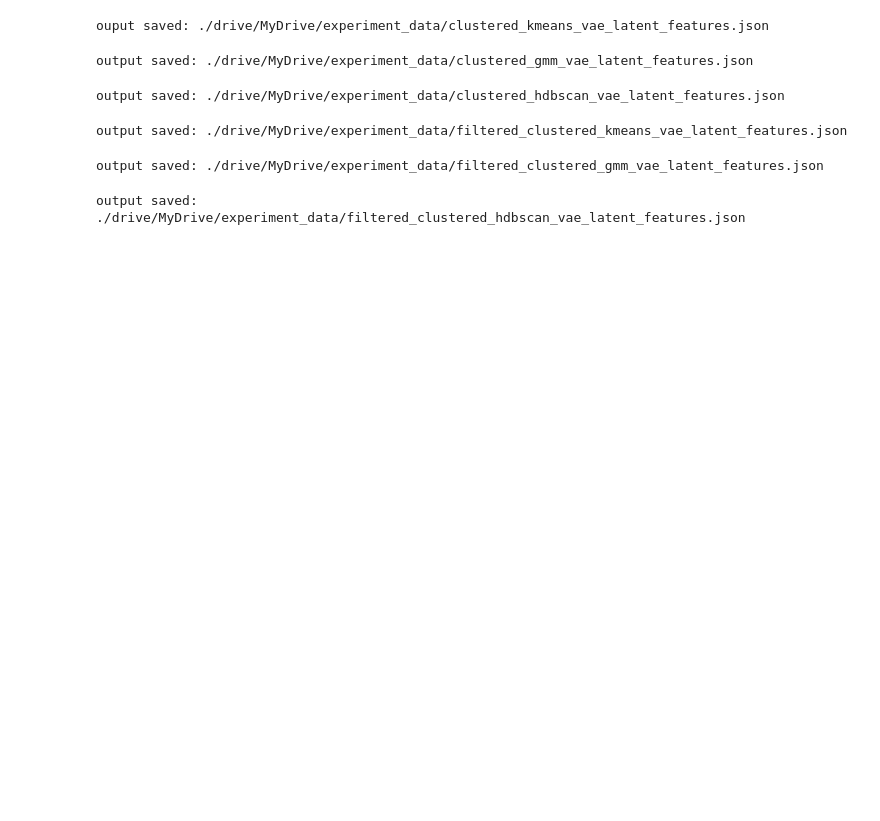
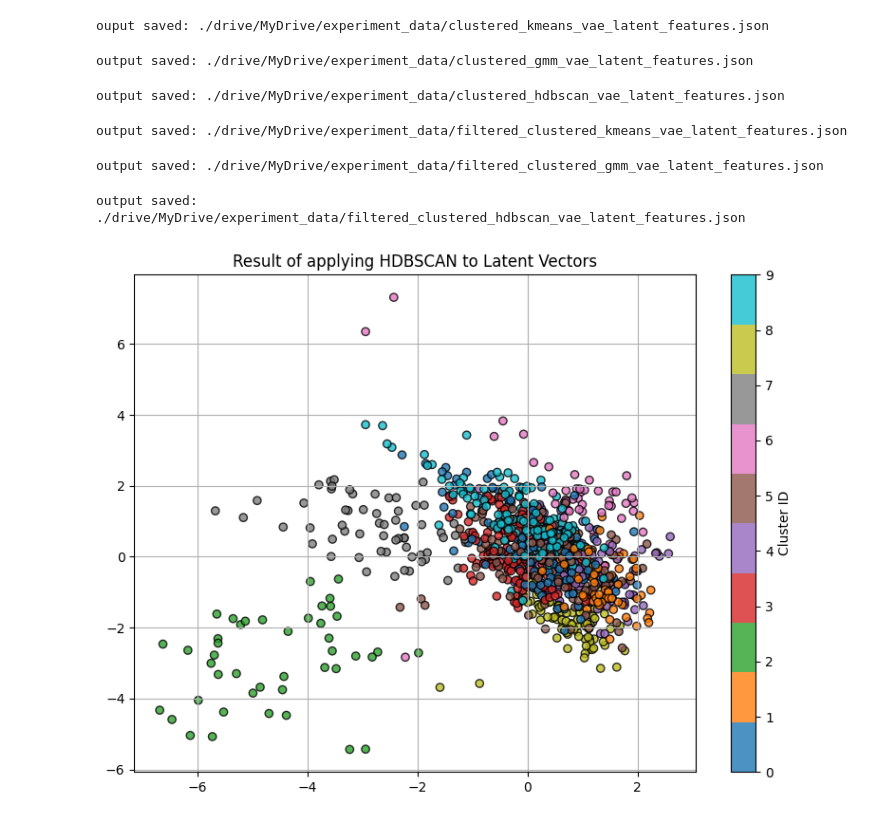
Before and after one commit to DH-Koo/CSE304_20211011, a Jupyter notebook: data_mining_experiment.ipynb, the cells around one changed output. Drawn from its saved outputs; the diff is of its cells as text; code cells hidden in the pictures; blank space fills up the shorter version.

```diff
--- a/data_mining_experiment.ipynb
+++ b/data_mining_experiment.ipynb
@@ -558,6 +550,42 @@ with open(output_path, "w") as f:
 print(f"output saved: {output_path}")
 # %% [output]
 output saved: ./drive/MyDrive/experiment_data/filtered_clustered_hdbscan_vae_latent_features.json
+# %%
+### visualize clustering result ###
+import json
+import numpy as np
+import matplotlib.pyplot as plt
+from sklearn.decomposition import PCA
+
+json_path = "./drive/MyDrive/experiment_data/clustered_kmeans_vae_latent_features.json"
+
+with open(json_path, "r") as f:
+    feature_records = json.load(f)
+
+filtered_records = [rec for rec in feature_records if rec["label"] == 1]
+
+latent_vectors = np.array([rec["latent"] for rec in filtered_records])
+cluster_ids = np.array([rec["cluster_id"] for rec in filtered_records])
+
+pca = PCA(n_components=2)
+latent_2d = pca.fit_transform(latent_vectors)
+
+plt.figure(figsize=(8, 6))
+scatter = plt.scatter(
+    latent_2d[:, 0],
+    latent_2d[:, 1],
+    c=cluster_ids,
+    cmap="tab10",
+    alpha=0.8,
+    edgecolors='k'
+)
+plt.colorbar(scatter, label="Cluster ID")
+plt.title("Result of applying HDBSCAN to Latent Vectors")
+plt.grid(True)
+plt.tight_layout()
+plt.show()
+# %% [output]
+[figure, added]
 # %%
 ### classification of kmeans data ###
 import json
```
Also changed, not shown: parts of 8 cells of this notebook.
